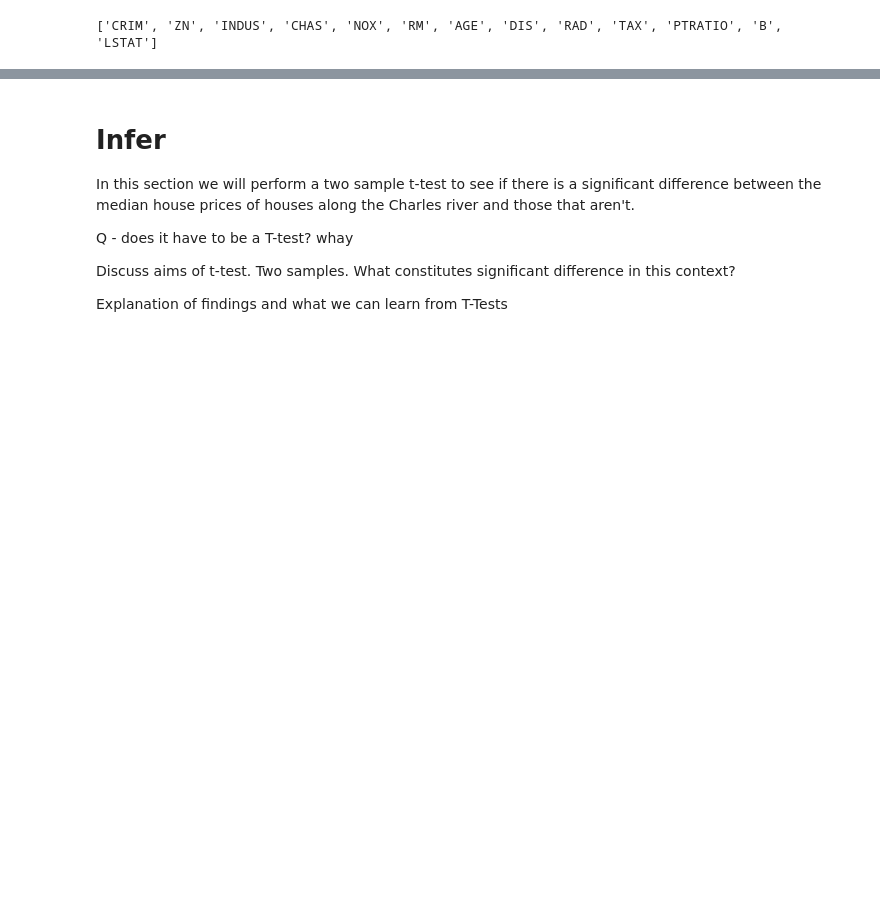
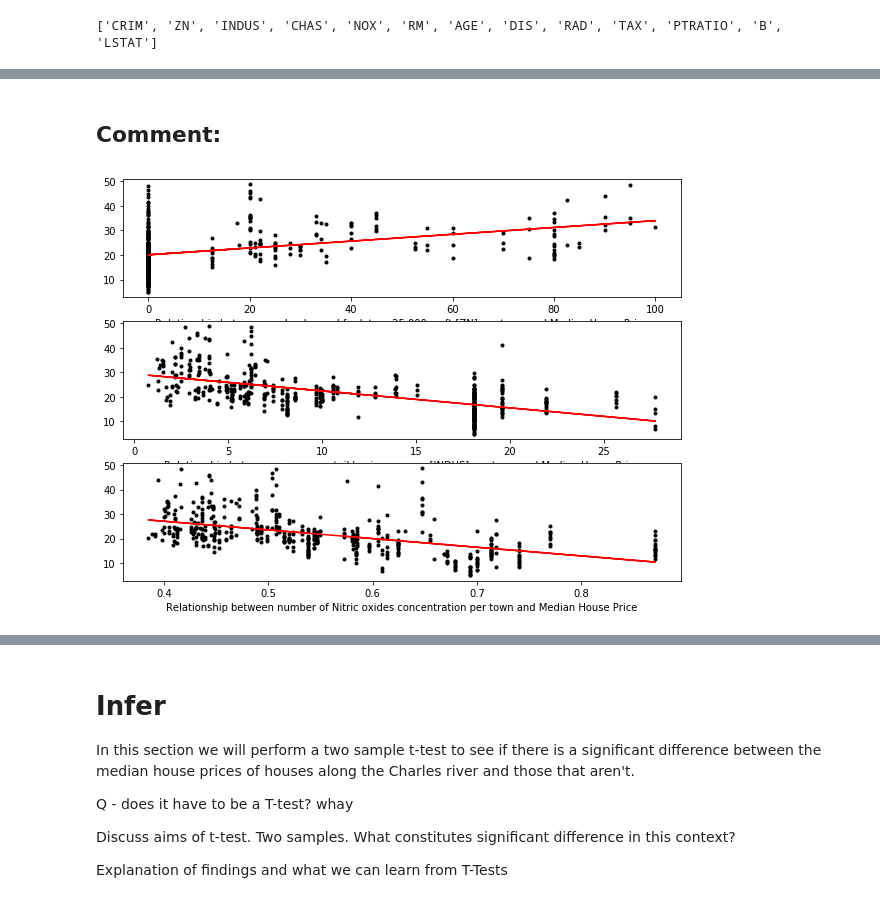
Before and after one commit to davesheils/machineLearningStatisticsProject2019, a Jupyter notebook: Project Notebook.ipynb, the cells around one changed output, grey strips where cells are left out. Cells and saved outputs as stored; diff of their text form; code cells hidden in the pictures; blank space fills up the shorter version.

```diff
--- a/Project Notebook.ipynb
+++ b/Project Notebook.ipynb
@@ -288,0 +295,34 @@ plt.show()
+# %% [markdown]
+## Comment:
+# %%
+plt.subplot(4,1,1)
+# Plot relationship between residential land zoned for lots > 25,000 sq.ft and house price
+x = boston['ZN']
+y = boston['MEDV']
+m = np.polyfit(x,y,1)[0]
+c = np.polyfit(x,y,1)[1]
+plt.plot(x,y,'k.')
+plt.plot(x,m*x+c,'r')
+plt.xlabel("Relationship between res land zoned for lots > 25,000 sq.ft [ZN] per town and Median House Price")
+plt.subplot(4,1,2)
+# Plot relationship between prop non-retail business acres and house price
+x = boston['INDUS']
+y = boston['MEDV']
+m = np.polyfit(x,y,1)[0]
+c = np.polyfit(x,y,1)[1]
+plt.plot(x,y,'k.')
+plt.plot(x,m*x+c,'r')
+plt.xlabel("Relationship between prop non-retail business acres [INDUS] per town and Median House Price")
+# Plot relationship between the number of Nitric oxides concentration per town and house price
+plt.subplot(4,1,3)
+x = boston['NOX']
+y = boston['MEDV']
+m = np.polyfit(x,y,1)[0]
+c = np.polyfit(x,y,1)[1]
+plt.plot(x,y,'k.')
+plt.plot(x,m*x+c,'r')
+plt.xlabel("Relationship between number of Nitric oxides concentration per town and Median House Price")
+
+plt.show()
+# %% [output]
+[figure, added]
```
Also changed, not shown: parts of 7 cells of this notebook.
